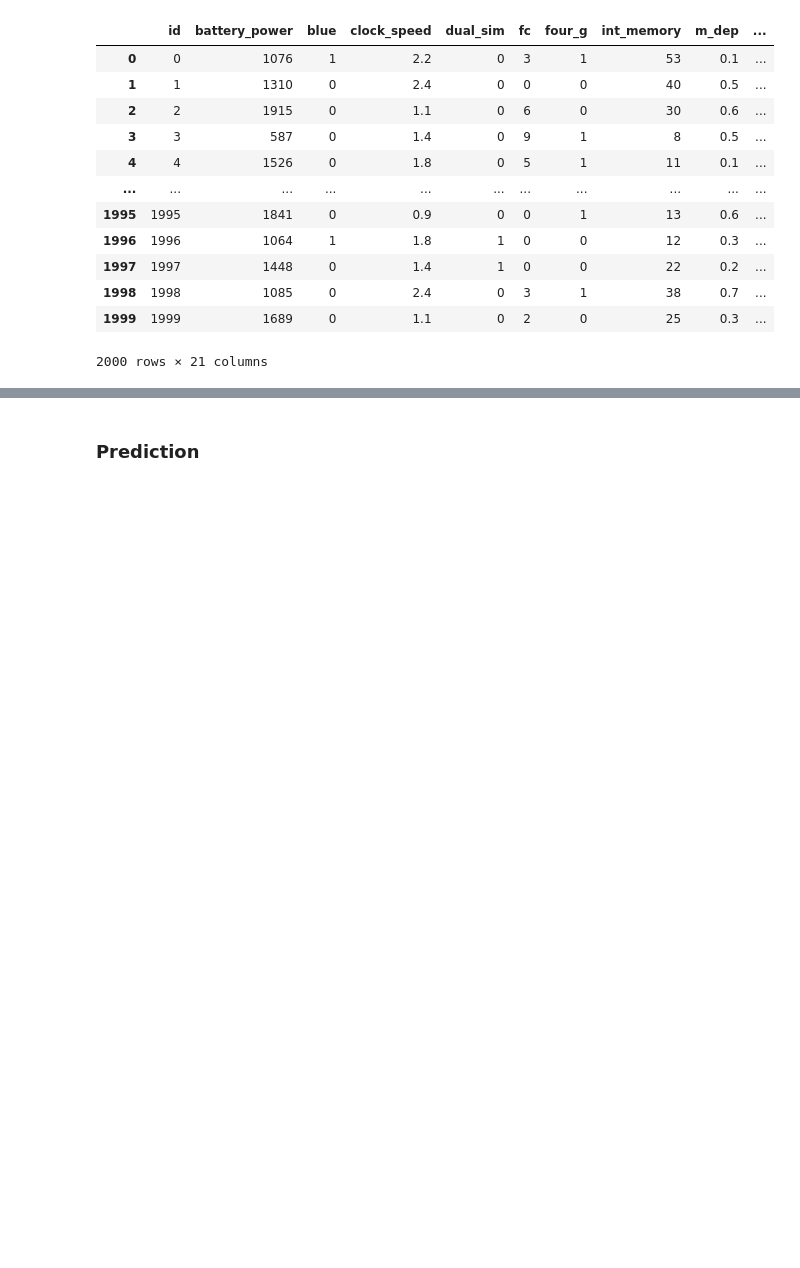
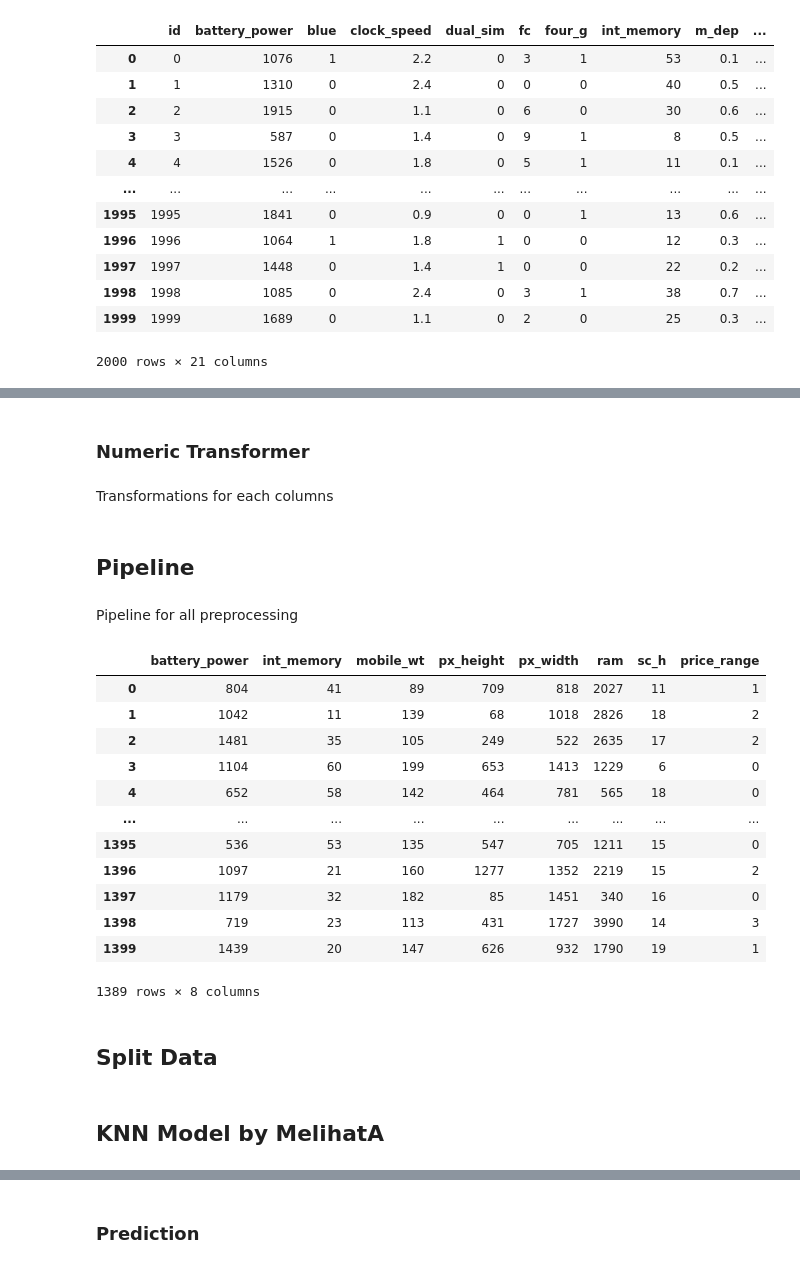
Before and after one commit to MHEN2606/Tubes2_melihatA, a Jupyter notebook: tubes2-melihata.ipynb, the cells around one changed output, grey strips where cells are left out. Cells and saved outputs as stored; diff of their text form; code cells hidden in the pictures; blank space fills up the shorter version.

```diff
--- a/tubes2-melihata.ipynb
+++ b/tubes2-melihata.ipynb
@@ -38,5 +36,5 @@ for dirname, _, filenames in os.walk('/kaggle/input'):
 # %%
-train_df = pd.read_csv("/kaggle/input/data-komputer-if3170/data_train.csv")
+train_df = pd.read_csv("./data/data_train.csv")
 train_df
 # %% [output]
 |  | battery_power | blue | clock_speed | dual_sim | fc | four_g | int_memory | m_dep | mobile_wt | ... |
@@ -105,10 +98,9 @@ remove_col = [
 # %%
-non_numeric_columns = ["blue","wifi","touch_screen", "three_g", "dual_sim"]
+non_numeric_columns = ["blue", "wifi", "touch_screen", "three_g", "four_g", "dual_sim"]
 drop_col = non_numeric_columns.copy()
 drop_col.append("price_range")
 numeric_columns = train_df.drop(drop_col, axis=1).columns.tolist()
-# numeric_columns.remove("fc")
-# numeric_columns.remove(remove_col)
+
 for el in remove_col:
     numeric_columns.remove(el)
 
@@ -310,13 +212,0 @@ Index: []
-# %%
-# Drop rows where sc_w is 0
-train_df = train_df[train_df['sc_w'] != 0]
-# %%
-# Calculate screen ratio
-train_df['screen_ratio'] = train_df['sc_h'] / train_df['sc_w']
-
-# Check for extreme screen ratios
-invalid_screen_ratio = train_df[(train_df['screen_ratio'] < 0.5) | (train_df['screen_ratio'] > 3.0)]
-print(invalid_screen_ratio)
-
-# Drop the temporary 'screen_ratio' column
-train_df.drop(columns=['screen_ratio'], inplace=True)
@@ -639,0 +213,4 @@ X_train
+# %% [markdown]
+### Numeric Transformer
+# %% [markdown]
+Transformations for each columns
@@ -639,0 +227,35 @@ X_train
+# %% [markdown]
+## Pipeline
+# %% [markdown]
+Pipeline for all preprocessing
+# %%
+pipeline = Pipeline([
+    ('removing outliers', OutlierRemoval(columns=numeric_columns)),
+    ('invalid data replacement', InvalidReplacement()),
+    ('feature selection', DropColumn(non_numeric_columns + ['fc'] + remove_col))
+])
+
+full_pipeline = Pipeline([
+    ('preprocessor', pipeline),
+#     ('scaling', numericTransformation)
+])
+
+processed_data = full_pipeline.fit_transform(train_df)
+
+numeric_columns.remove("fc")
+processed_train = pd.DataFrame(processed_data, columns = numeric_columns + ['price_range'])
+processed_train
+# %% [output]
+|  | battery_power | int_memory | mobile_wt | px_height | px_width | ram | sc_h | price_range |
+| 0 | 804 | 41 | 89 | 709 | 818 | 2027 | 11 | 1 |
+| 1 | 1042 | 11 | 139 | 68 | 1018 | 2826 | 18 | 2 |
+| 2 | 1481 | 35 | 105 | 249 | 522 | 2635 | 17 | 2 |
+| 3 | 1104 | 60 | 199 | 653 | 1413 | 1229 | 6 | 0 |
+| 4 | 652 | 58 | 142 | 464 | 781 | 565 | 18 | 0 |
+| ... | ... | ... | ... | ... | ... | ... | ... | ... |
+| 1395 | 536 | 53 | 135 | 547 | 705 | 1211 | 15 | 0 |
+| 1396 | 1097 | 21 | 160 | 1277 | 1352 | 2219 | 15 | 2 |
+| 1397 | 1179 | 32 | 182 | 85 | 1451 | 340 | 16 | 0 |
+| 1398 | 719 | 23 | 113 | 431 | 1727 | 3990 | 14 | 3 |
+| 1399 | 1439 | 20 | 147 | 626 | 932 | 1790 | 19 | 1 |
+1389 rows × 8 columns
@@ -639,0 +265,2 @@ X_train
+# %% [markdown]
+## Split Data
@@ -639,0 +273,2 @@ X_train
+# %% [markdown]
+## KNN Model by MelihatA
```
Also changed, not shown: parts of 94 cells of this notebook, 7 other files.
